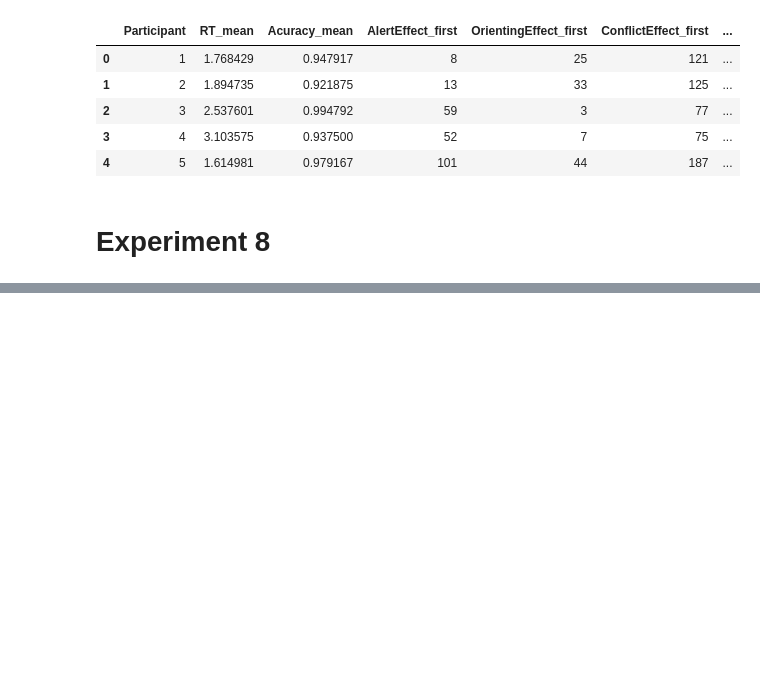
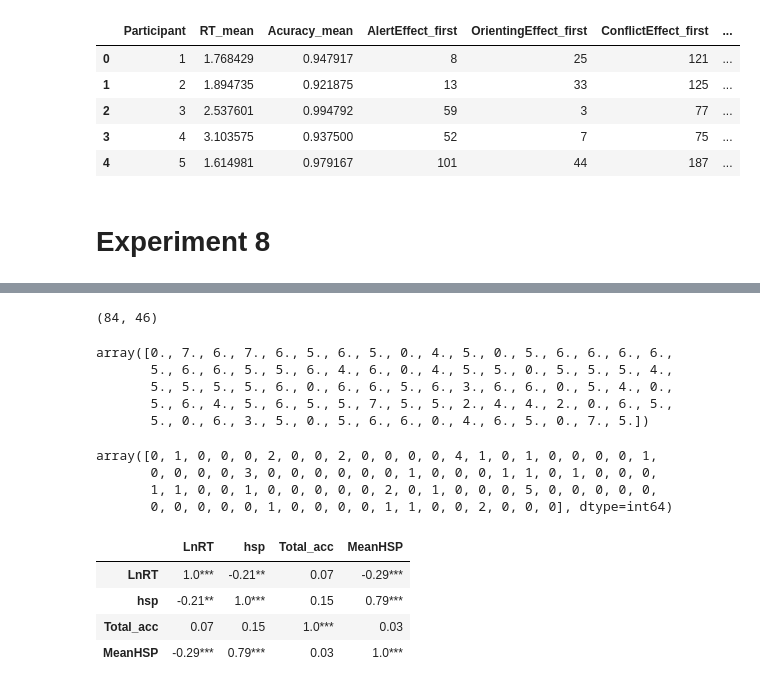
Before and after one commit to nadavWeisler/ResearchMethodsInCognitiveScience, a Jupyter notebook: FinalProject/main.ipynb, the cells around one changed output, grey strips where cells are left out. Saved outputs shown, nothing was run; the diff lists cells and outputs as text; code cells hidden in the pictures; blank space fills up the shorter version.

```diff
--- a/FinalProject/main.ipynb
+++ b/FinalProject/main.ipynb
@@ -180,0 +205,4 @@ df_8.head()
+# %%
+df_8.shape
+# %% [output]
+(84, 46)
@@ -180,0 +211,8 @@ df_8.head()
+# %%
+df_8.Q21.values
+# %% [output]
+array([0., 7., 6., 7., 6., 5., 6., 5., 0., 4., 5., 0., 5., 6., 6., 6., 6.,
+       5., 6., 6., 5., 5., 6., 4., 6., 0., 4., 5., 5., 0., 5., 5., 5., 4.,
+       5., 5., 5., 5., 6., 0., 6., 6., 5., 6., 3., 6., 6., 0., 5., 4., 0.,
+       5., 6., 4., 5., 6., 5., 5., 7., 5., 5., 2., 4., 4., 2., 0., 6., 5.,
+       5., 0., 6., 3., 5., 0., 5., 6., 6., 0., 4., 6., 5., 0., 7., 5.])
@@ -180,0 +223,18 @@ df_8.head()
+# %%
+df_8_result.Total_acc.values
+# %% [output]
+array([0, 1, 0, 0, 0, 2, 0, 0, 2, 0, 0, 0, 0, 4, 1, 0, 1, 0, 0, 0, 0, 1,
+       0, 0, 0, 0, 3, 0, 0, 0, 0, 0, 0, 1, 0, 0, 0, 1, 1, 0, 1, 0, 0, 0,
+       1, 1, 0, 0, 1, 0, 0, 0, 0, 0, 2, 0, 1, 0, 0, 0, 5, 0, 0, 0, 0, 0,
+       0, 0, 0, 0, 0, 1, 0, 0, 0, 0, 1, 1, 0, 0, 2, 0, 0, 0], dtype=int64)
+# %%
+rho = df_8_result.corr()
+pval = df_8_result.corr(method=lambda x, y: pearsonr(x, y)[1]) - np.eye(*rho.shape)
+p = pval.applymap(lambda x: ''.join(['*' for t in [0.1,0.05,0.1] if x <=t ]))
+rho.round(2).astype(str) + p
+# %% [output]
+|  | LnRT | hsp | Total_acc | MeanHSP |
+| LnRT | 1.0*** | -0.21** | 0.07 | -0.29*** |
+| hsp | -0.21** | 1.0*** | 0.15 | 0.79*** |
+| Total_acc | 0.07 | 0.15 | 1.0*** | 0.03 |
+| MeanHSP | -0.29*** | 0.79*** | 0.03 | 1.0*** |
```
Also changed, not shown: parts of 10 cells of this notebook, 8 other files.
